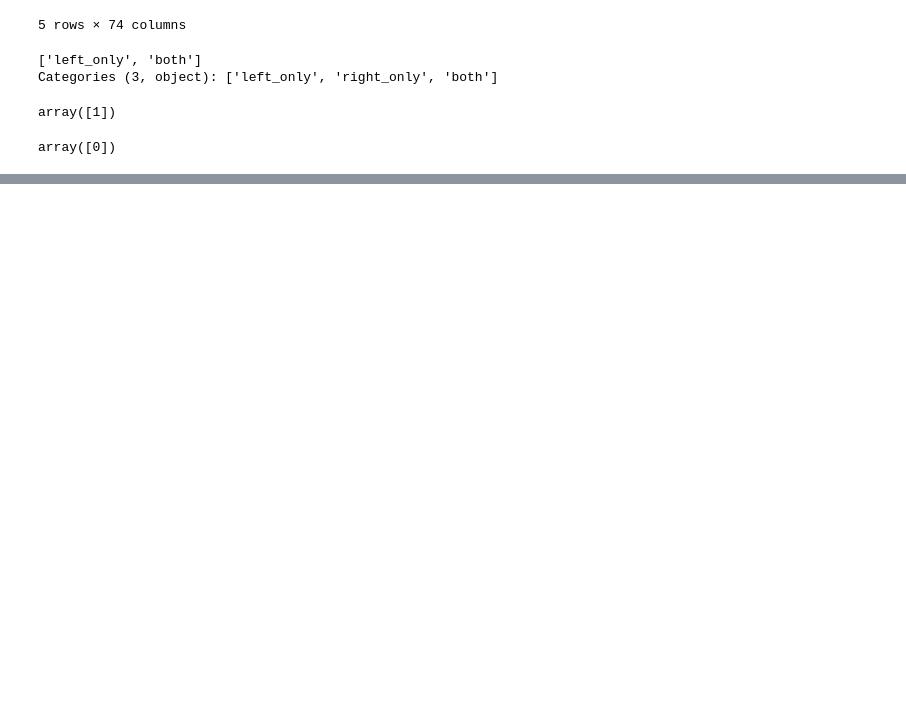
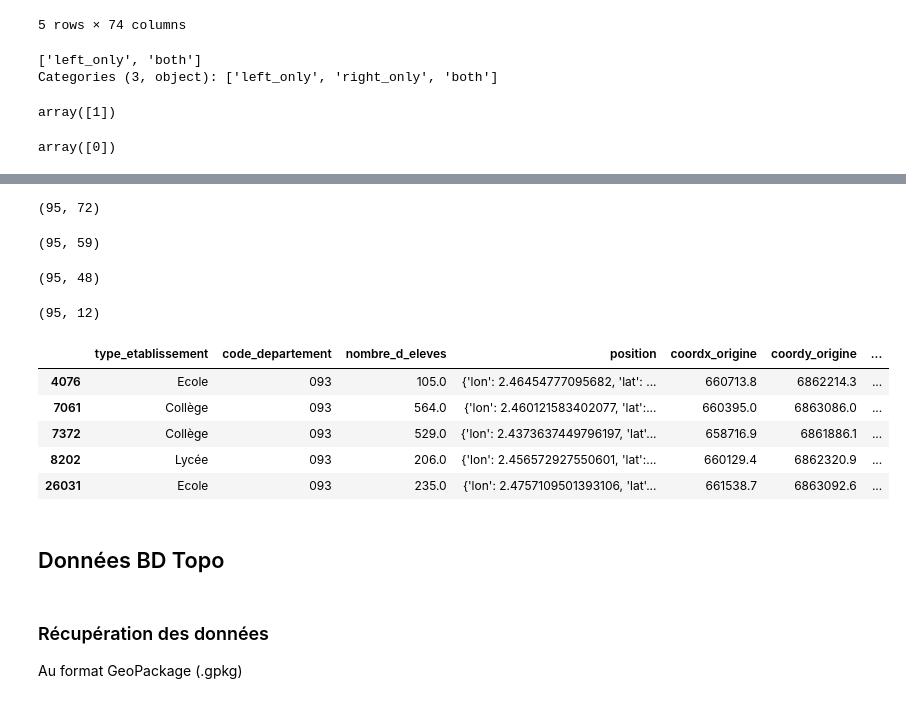
Before and after one commit to 64FC/DFG_Potentiel_Scolaire, a Jupyter notebook: DFG_Potentiel_Scolaire_exploration.ipynb, the cells around one changed output, grey strips where cells are left out. Drawn from its saved outputs; the diff is of its cells as text; code cells hidden in the pictures; blank space fills up the shorter version.

Commit message:
Analyse en cours (ajout données BD Topo)

```diff
--- a/DFG_Potentiel_Scolaire_exploration.ipynb
+++ b/DFG_Potentiel_Scolaire_exploration.ipynb
@@ -1263,0 +1369,42 @@ col_pour_viz.extend([
+# %%
+# Je travaille ici sur la commune de Montreuil, qui a 95 établissements recensés
+df_v0 = df_feat[
+    (df_feat['code_departement']=='093') &
+     (df_feat['nom_commune']=='Montreuil')]
+df_v0.shape
+# %% [output]
+(95, 72)
+# %%
+# J'exclue les colonnes à supprimer
+df_v0 = df_v0.drop(columns=col_to_remove)
+
+df_v0.shape
+# %% [output]
+(95, 59)
+# %%
+# Je crée une table contenant les données pour la viz uniquement, après ajout de la colonne de jointure
+col_pour_viz.insert(0, 'identifiant_de_l_etablissement')
+df_v0_viz = df_v0[col_pour_viz]
+df_v0_viz.shape
+# %% [output]
+(95, 48)
+# %%
+# Puis, j'enlève ces colonnes du dataframe de travail
+df_v0 = df_v0.drop(columns=col_pour_viz)
+df_v0.shape
+# %% [output]
+(95, 12)
+# %%
+df_v0.head()
+# %% [output]
+|  | type_etablissement | code_departement | nombre_d_eleves | position | coordx_origine | coordy_origine | ... |
+| 4076 | Ecole | 093 | 105.0 | {'lon': 2.46454777095682, 'lat': ... | 660713.8 | 6862214.3 | ... |
+| 7061 | Collège | 093 | 564.0 | {'lon': 2.460121583402077, 'lat':... | 660395.0 | 6863086.0 | ... |
+| 7372 | Collège | 093 | 529.0 | {'lon': 2.4373637449796197, 'lat'... | 658716.9 | 6861886.1 | ... |
+| 8202 | Lycée | 093 | 206.0 | {'lon': 2.456572927550601, 'lat':... | 660129.4 | 6862320.9 | ... |
+| 26031 | Ecole | 093 | 235.0 | {'lon': 2.4757109501393106, 'lat'... | 661538.7 | 6863092.6 | ... |
+# %% [markdown]
+## Données BD Topo
+# %% [markdown]
+### Récupération des données
+Au format GeoPackage (.gpkg)
```
Also changed, not shown: parts of 128 cells of this notebook.
